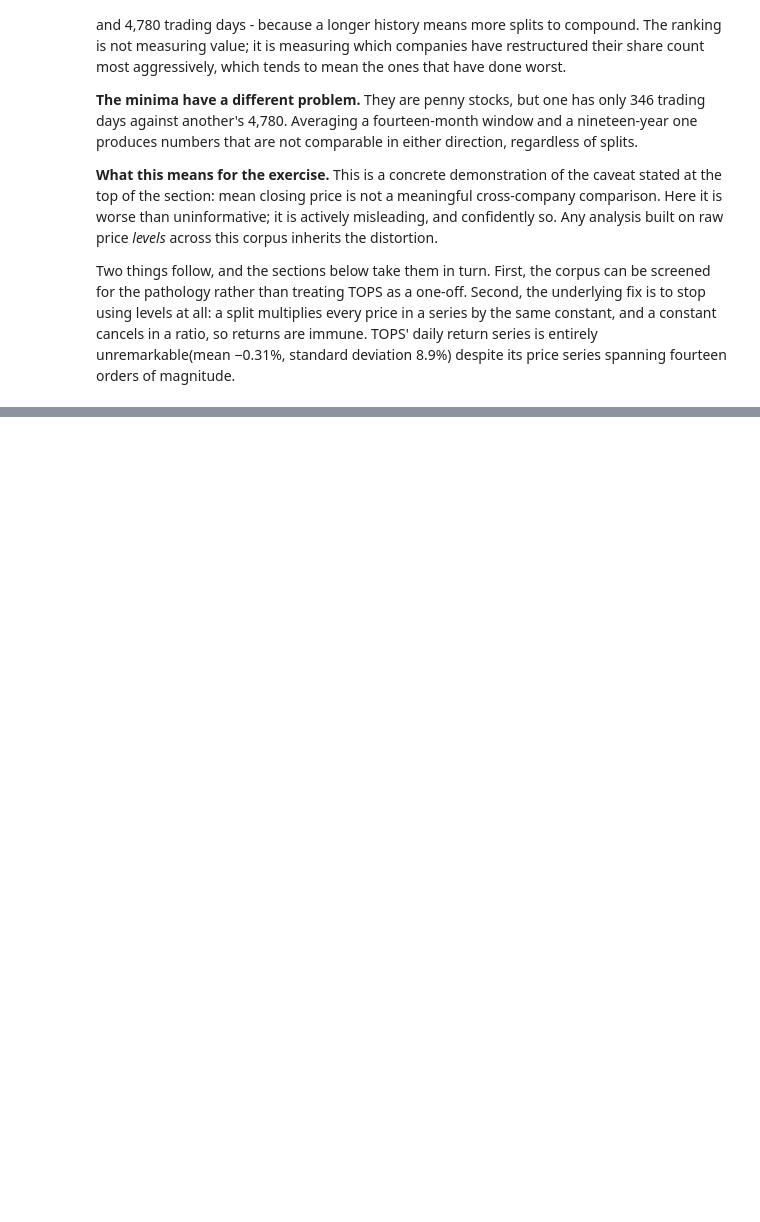
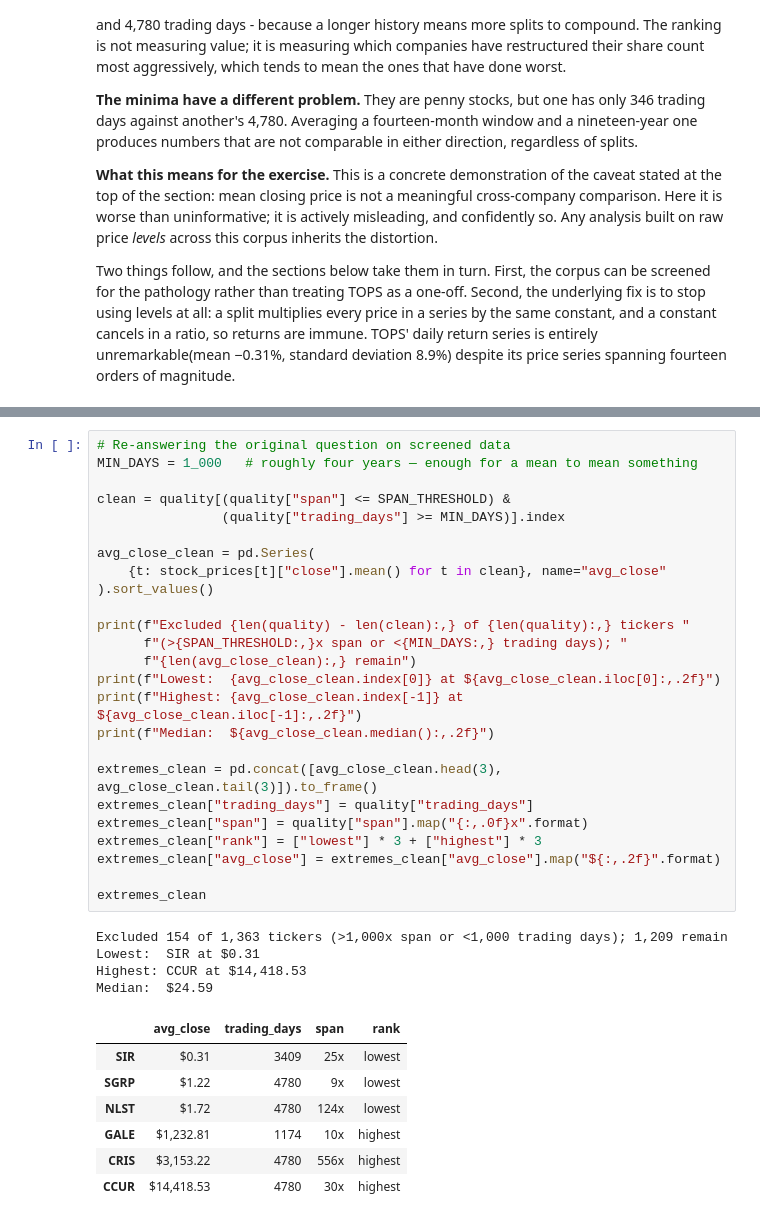
Before and after one commit to PuN3Y/portfolio, a Jupyter notebook: Python - Analysing Stock Prices/Analysing Stock Prices.ipynb, the cells around one changed output, grey strips where cells are left out. Drawn from its saved outputs; the diff is of its cells as text; blank space fills up the shorter version.

```diff
--- a/Python - Analysing Stock Prices/Analysing Stock Prices.ipynb
+++ b/Python - Analysing Stock Prices/Analysing Stock Prices.ipynb
@@ -723,0 +754,37 @@ Two things follow, and the sections below take them in turn. First, the corpus c
+# %%
+# Re-answering the original question on screened data
+MIN_DAYS = 1_000   # roughly four years — enough for a mean to mean something
+
+clean = quality[(quality["span"] <= SPAN_THRESHOLD) &
+                (quality["trading_days"] >= MIN_DAYS)].index
+
+avg_close_clean = pd.Series(
+    {t: stock_prices[t]["close"].mean() for t in clean}, name="avg_close"
+).sort_values()
+
+print(f"Excluded {len(quality) - len(clean):,} of {len(quality):,} tickers "
+      f"(>{SPAN_THRESHOLD:,}x span or <{MIN_DAYS:,} trading days); "
+      f"{len(avg_close_clean):,} remain")
+print(f"Lowest:  {avg_close_clean.index[0]} at ${avg_close_clean.iloc[0]:,.2f}")
+print(f"Highest: {avg_close_clean.index[-1]} at ${avg_close_clean.iloc[-1]:,.2f}")
+print(f"Median:  ${avg_close_clean.median():,.2f}")
+
+extremes_clean = pd.concat([avg_close_clean.head(3), avg_close_clean.tail(3)]).to_frame()
+extremes_clean["trading_days"] = quality["trading_days"]
+extremes_clean["span"] = quality["span"].map("{:,.0f}x".format)
+extremes_clean["rank"] = ["lowest"] * 3 + ["highest"] * 3
+extremes_clean["avg_close"] = extremes_clean["avg_close"].map("${:,.2f}".format)
+
+extremes_clean
+# %% [output]
+Excluded 154 of 1,363 tickers (>1,000x span or <1,000 trading days); 1,209 remain
+Lowest:  SIR at $0.31
+Highest: CCUR at $14,418.53
+Median:  $24.59
+|  | avg_close | trading_days | span | rank |
+| SIR | $0.31 | 3409 | 25x | lowest |
+| SGRP | $1.22 | 4780 | 9x | lowest |
+| NLST | $1.72 | 4780 | 124x | lowest |
+| GALE | $1,232.81 | 1174 | 10x | highest |
+| CRIS | $3,153.22 | 4780 | 556x | highest |
+| CCUR | $14,418.53 | 4780 | 30x | highest |
```
Also changed, not shown: parts of 3 cells of this notebook.
